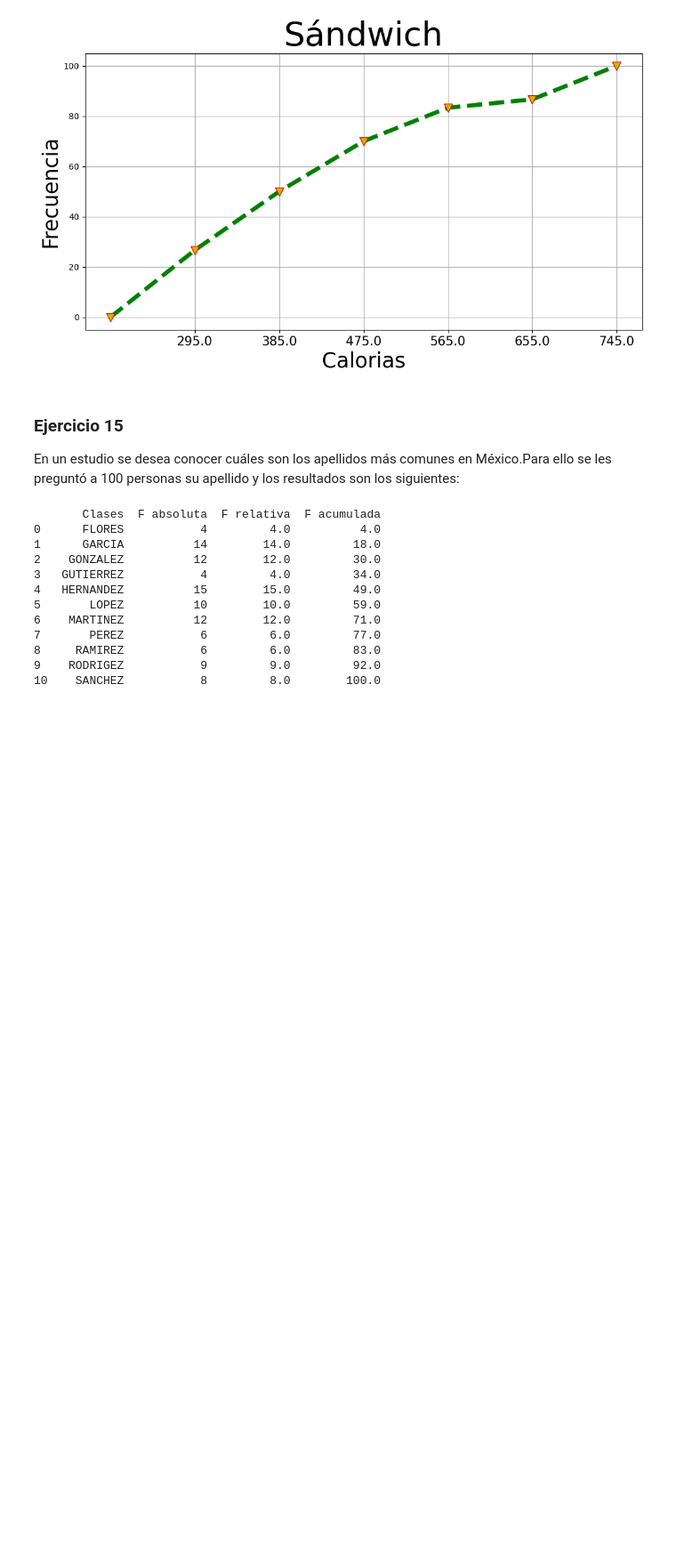
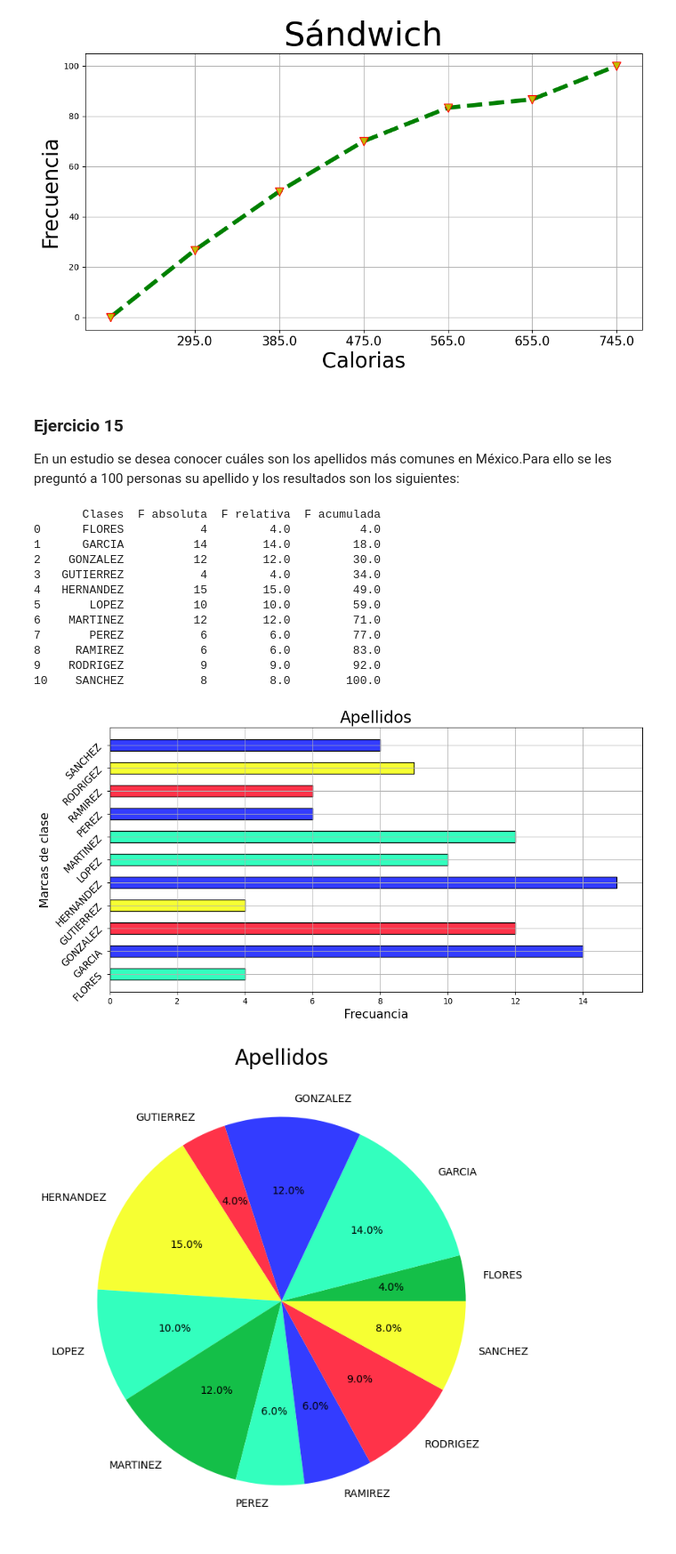
Before and after one commit to imac28lab/RRM_Verano_2024_T1, a Jupyter notebook: Ejercicios.ipynb, the cells around one changed output. Shown: that part at 89% size. Drawn from its saved outputs; the diff is of its cells as text; code cells hidden in the pictures; blank space fills up the shorter version.

```diff
--- a/Ejercicios.ipynb
+++ b/Ejercicios.ipynb
@@ -232,32 +232,34 @@ fr_relativa =  g.frecuencia_rel(fa_sorted) #Calculas las F_relativas
 
 fr_acum = j.calcular_frecuencia_a(fr_relativa) #Calculas las F_acomuladas
 
 tabla = ft.imptabla(clases_sorted, fa_sorted, fr_relativa, fr_acum) #Ordena los datos recabados en una tabla
 
 
 print (tabla) #Impresion de la tabla
 
 marcas_texto = clases_sorted #Da el valor de las clases ordenadas a marcas texto
 
 # Definicion de 'titulos'
 labelx = "Frecuancia"
 labely = "Marcas de clase"
 titulo = "Apellidos"
 
 # Impresion de las tablas correspondientes
 
-#barras = pa.plot_barras(clases,fa_sorted, marcas_texto, labelx, labely, titulo)
-#pastel = re.plot_pie(fr_relativa,marcas_texto,titulo)
+barras = pa.plot_barras(clases,fa_sorted, marcas_texto, labelx, labely, titulo)
+pastel = re.plot_pie(fr_relativa,marcas_texto,titulo)
 # %% [output]
        Clases  F absoluta  F relativa  F acumulada
 0      FLORES           4         4.0          4.0
 1      GARCIA          14        14.0         18.0
 2    GONZALEZ          12        12.0         30.0
 3   GUTIERREZ           4         4.0         34.0
 4   HERNANDEZ          15        15.0         49.0
 5       LOPEZ          10        10.0         59.0
 6    MARTINEZ          12        12.0         71.0
 7       PEREZ           6         6.0         77.0
 8     RAMIREZ           6         6.0         83.0
 9    RODRIGEZ           9         9.0         92.0
 10    SANCHEZ           8         8.0        100.0
+[figure, added]
+[figure, added]
```
